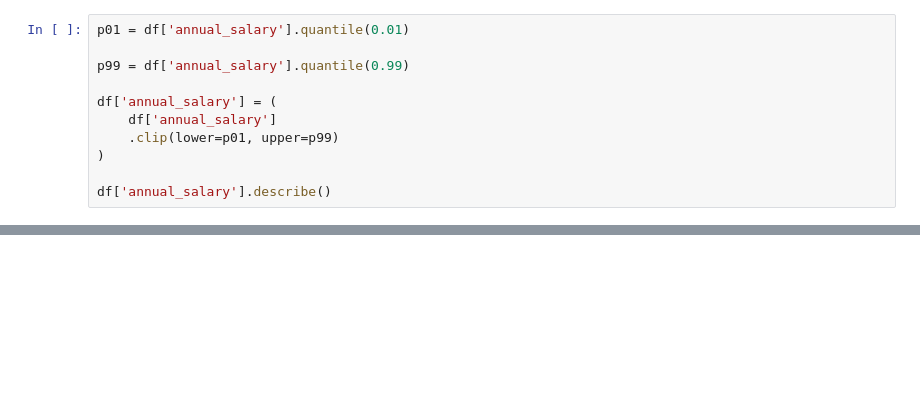
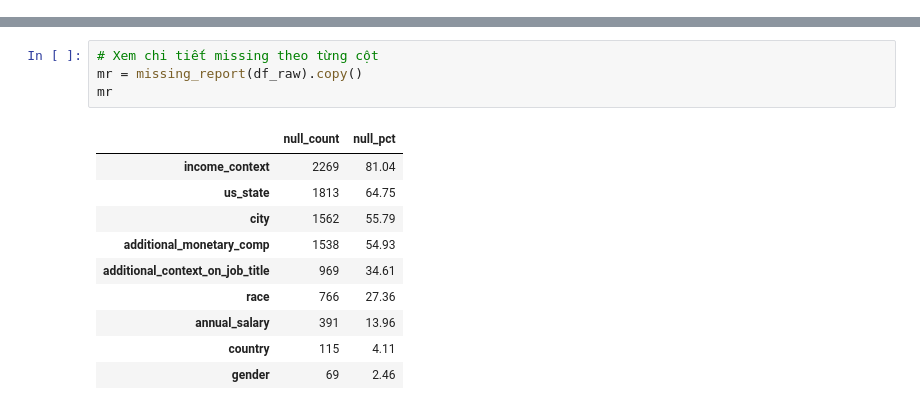
Before and after one commit to Vasya8386/salary-survey-data-cleaning, a Jupyter notebook: salary_cleaning.ipynb, the cells around one changed output, grey strips where cells are left out. Saved outputs shown, nothing was run; the diff lists cells and outputs as text; blank space fills up the shorter version.

```diff
--- a/salary_cleaning.ipynb
+++ b/salary_cleaning.ipynb
@@ -411,11 +0,0 @@ Ta clip:
-# %%
-p01 = df['annual_salary'].quantile(0.01)
-
-p99 = df['annual_salary'].quantile(0.99)
-
-df['annual_salary'] = (
-    df['annual_salary']
-    .clip(lower=p01, upper=p99)
-)
-
-df['annual_salary'].describe()
@@ -697,0 +116,15 @@ Saved salary_cleaned.csv
+# %%
+# Xem chi tiết missing theo từng cột
+mr = missing_report(df_raw).copy()
+mr
+# %% [output]
+|  | null_count | null_pct |
+| income_context | 2269 | 81.04 |
+| us_state | 1813 | 64.75 |
+| city | 1562 | 55.79 |
+| additional_monetary_comp | 1538 | 54.93 |
+| additional_context_on_job_title | 969 | 34.61 |
+| race | 766 | 27.36 |
+| annual_salary | 391 | 13.96 |
+| country | 115 | 4.11 |
+| gender | 69 | 2.46 |
```
Also changed, not shown: parts of 85 cells of this notebook, 1 other file.
